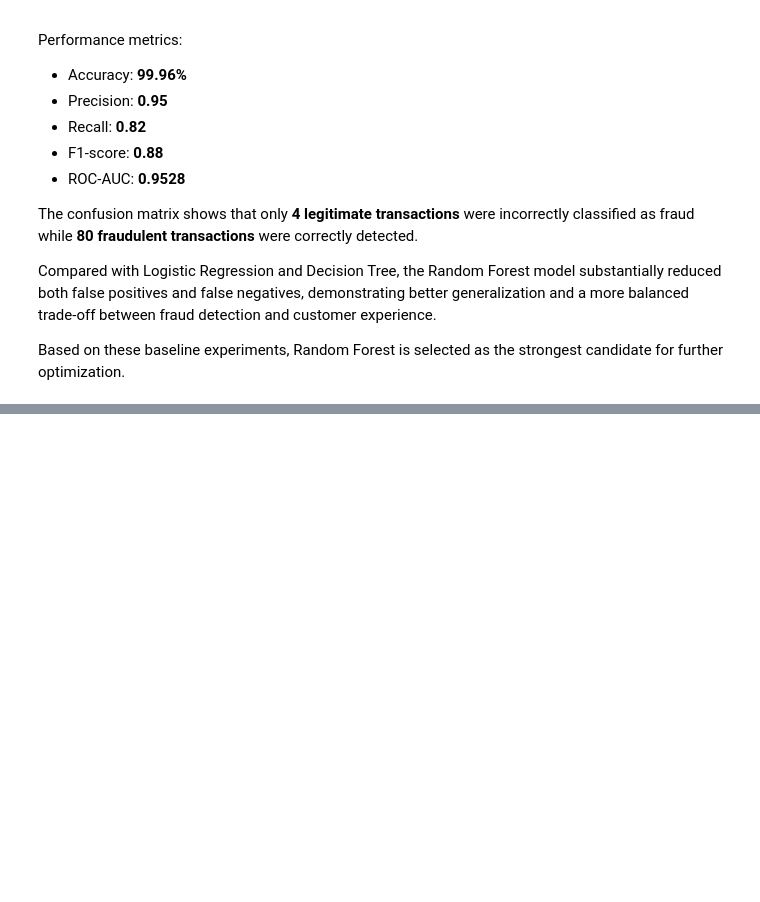
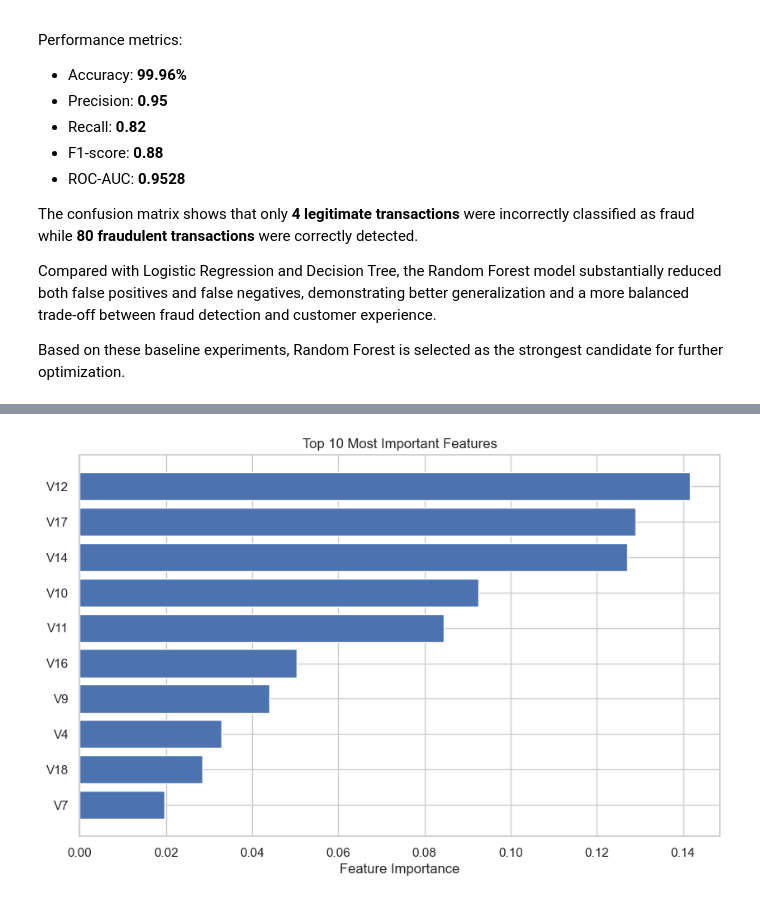
Before and after one commit to che-francis/Credit-Card-Fraud-Detection, a Jupyter notebook: notebooks/Credit_Card_Fraud_Detection.ipynb, the cells around one changed output, grey strips where cells are left out. Drawn from its saved outputs; the diff is of its cells as text; code cells hidden in the pictures; blank space fills up the shorter version.

Commit message:
Complete model evaluation, explainability and project conclusions

```diff
--- a/notebooks/Credit_Card_Fraud_Detection.ipynb
+++ b/notebooks/Credit_Card_Fraud_Detection.ipynb
@@ -1206,0 +1381,12 @@ Based on these baseline experiments, Random Forest is selected as the strongest
+# %%
+# extract feature importances from the best random forest model
+
+feature_importance = pd.DataFrame({
+    "Feature": X.columns,
+    "Importance": random_forest.feature_importances_
+})
+# %%
+feature_importance = feature_importance.sort_values(
+    by="Importance",
+    ascending=False
+)
@@ -1206,0 +1412,19 @@ Based on these baseline experiments, Random Forest is selected as the strongest
+# %%
+# visualize feature importances
+
+plt.figure(figsize=(10,6))
+
+plt.barh(
+    feature_importance["Feature"][:10],
+    feature_importance["Importance"][:10]
+)
+
+plt.gca().invert_yaxis()
+
+plt.xlabel("Feature Importance")
+
+plt.title("Top 10 Most Important Features")
+
+plt.show()
+# %% [output]
+[figure, added]
```
Also changed, not shown: parts of 35 cells of this notebook, 1 other file.
